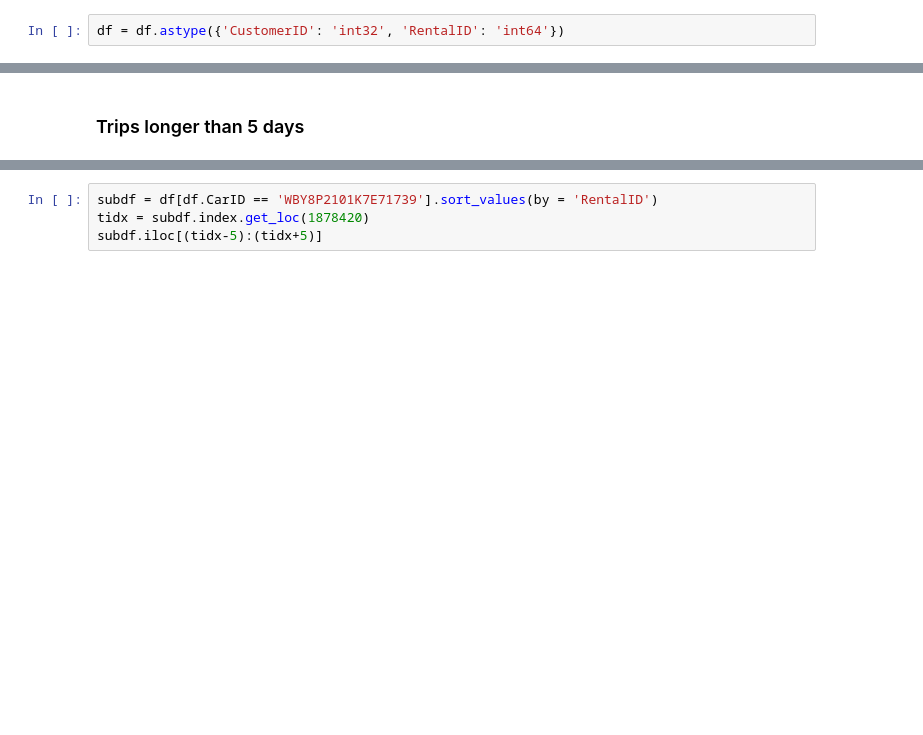
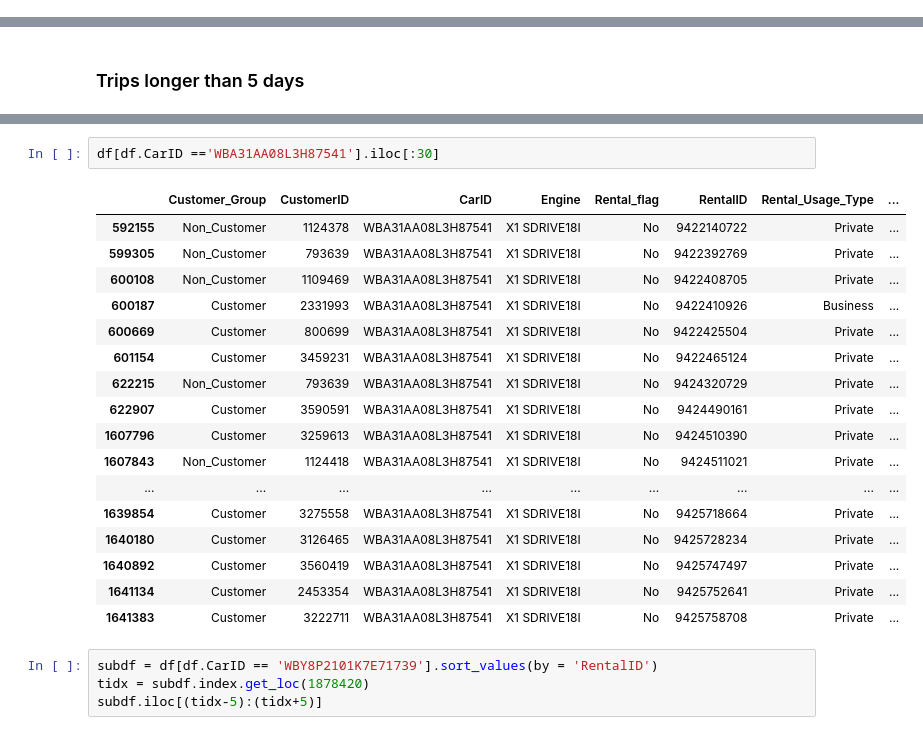
Before and after one commit to Bogeluno/GNN_Thesis, a Jupyter notebook: notebooks/Newdata.ipynb, the cells around one changed output, grey strips where cells are left out. Drawn from its saved outputs; the diff is of its cells as text; blank space fills up the shorter version.

```diff
--- a/notebooks/Newdata.ipynb
+++ b/notebooks/Newdata.ipynb
@@ -262,2 +213,0 @@ df[df.Reservation_Time > df.End_Time].sort_values(by = 'RentalID') # I would dro
-# %%
-df = df.astype({'CustomerID': 'int32', 'RentalID': 'int64'})
@@ -389,3 +284,23 @@ tmp2[tmp2.Customer_Group == 'Non_Customer']
+# %%
+df[df.CarID =='WBA31AA08L3H87541'].iloc[:30]
+# %% [output]
+|  | Customer_Group | CustomerID | CarID | Engine | Rental_flag | RentalID | Rental_Usage_Type | ... |
+| 592155 | Non_Customer | 1124378 | WBA31AA08L3H87541 | X1 SDRIVE18I | No | 9422140722 | Private | ... |
+| 599305 | Non_Customer | 793639 | WBA31AA08L3H87541 | X1 SDRIVE18I | No | 9422392769 | Private | ... |
+| 600108 | Non_Customer | 1109469 | WBA31AA08L3H87541 | X1 SDRIVE18I | No | 9422408705 | Private | ... |
+| 600187 | Customer | 2331993 | WBA31AA08L3H87541 | X1 SDRIVE18I | No | 9422410926 | Business | ... |
+| 600669 | Customer | 800699 | WBA31AA08L3H87541 | X1 SDRIVE18I | No | 9422425504 | Private | ... |
+| 601154 | Customer | 3459231 | WBA31AA08L3H87541 | X1 SDRIVE18I | No | 9422465124 | Private | ... |
+| 622215 | Non_Customer | 793639 | WBA31AA08L3H87541 | X1 SDRIVE18I | No | 9424320729 | Private | ... |
+| 622907 | Customer | 3590591 | WBA31AA08L3H87541 | X1 SDRIVE18I | No | 9424490161 | Private | ... |
+| 1607796 | Customer | 3259613 | WBA31AA08L3H87541 | X1 SDRIVE18I | No | 9424510390 | Private | ... |
+| 1607843 | Non_Customer | 1124418 | WBA31AA08L3H87541 | X1 SDRIVE18I | No | 9424511021 | Private | ... |
+| ... | ... | ... | ... | ... | ... | ... | ... | ... |
+| 1639854 | Customer | 3275558 | WBA31AA08L3H87541 | X1 SDRIVE18I | No | 9425718664 | Private | ... |
+| 1640180 | Customer | 3126465 | WBA31AA08L3H87541 | X1 SDRIVE18I | No | 9425728234 | Private | ... |
+| 1640892 | Customer | 3560419 | WBA31AA08L3H87541 | X1 SDRIVE18I | No | 9425747497 | Private | ... |
+| 1641134 | Customer | 2453354 | WBA31AA08L3H87541 | X1 SDRIVE18I | No | 9425752641 | Private | ... |
+| 1641383 | Customer | 3222711 | WBA31AA08L3H87541 | X1 SDRIVE18I | No | 9425758708 | Private | ... |
 # %%
 subdf = df[df.CarID == 'WBY8P2101K7E71739'].sort_values(by = 'RentalID')
 tidx = subdf.index.get_loc(1878420)
```
Also changed, not shown: parts of 40 cells of this notebook, 1 other file.
